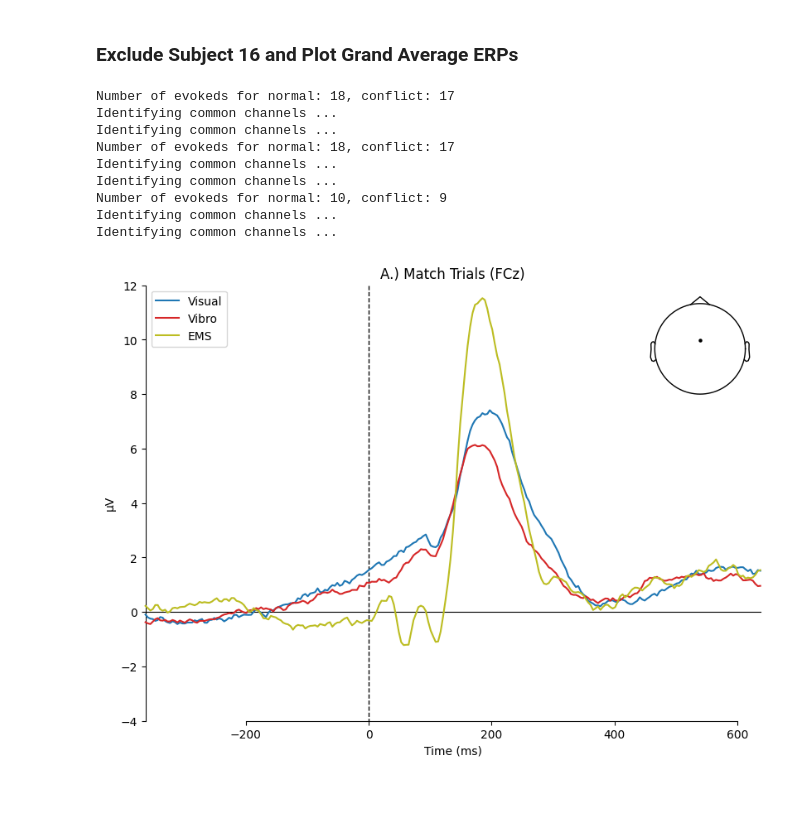
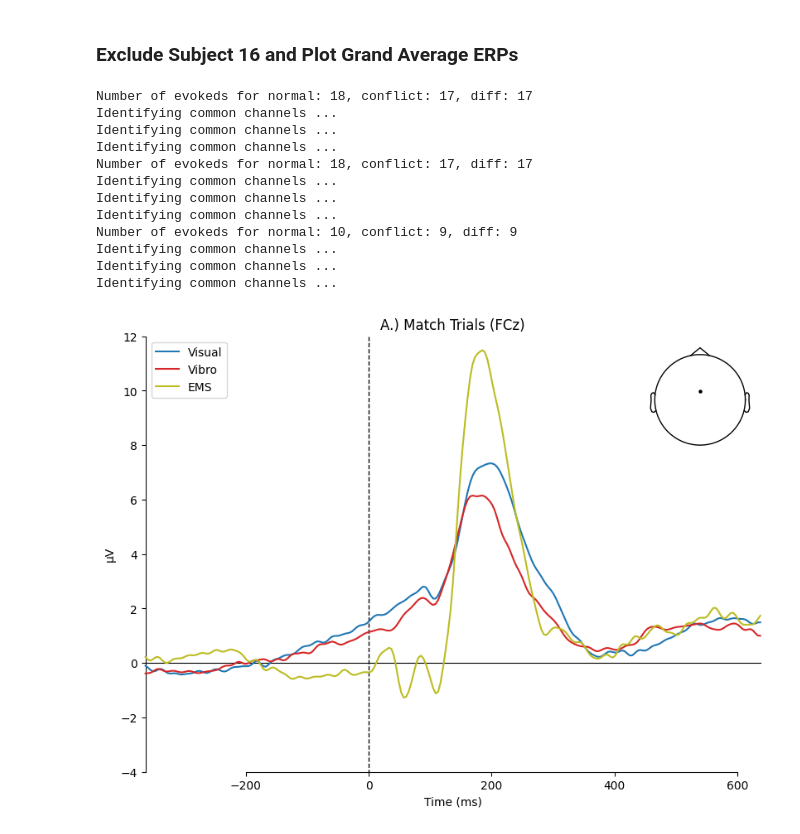
Before and after one commit to jhagnberger/eeg, a Jupyter notebook: erp_analysis.ipynb, the cells around one changed output. Drawn from its saved outputs; the diff is of its cells as text; code cells hidden in the pictures; blank space fills up the shorter version.

Commit message:
Add difference plot

```diff
--- a/erp_analysis.ipynb
+++ b/erp_analysis.ipynb
@@ -339,6 +355,7 @@ def process_subject(bids_root="/Users/jan/Documents/git/ds003846", subject_id="0
 
     normal_data = {}
     conflict_data = {}
+    diff_data = {}
     sessions = get_available_sessions(bids_root=bids_root, subject_id=subject_id)
     print(f"Available sessions for subject {subject_id}: {sessions}")
 
@@ -380,15 +397,17 @@ def process_subject(bids_root="/Users/jan/Documents/git/ds003846", subject_id="0
         # 5. Create data for ERP
         erp_normal = make_erp(data, condition="normal")
         erp_conflict = make_erp(data, condition="conflict")
+        erp_diff = mne.combine_evoked([erp_conflict, erp_normal], weights=[1, -1])
 
         normal_data[session] = erp_normal
         conflict_data[session] = erp_conflict
+        diff_data[session] = erp_diff
 
     # Plot
     if show_intermediate_plots:
         make_erp_plot(normal_data, conflict_data)
 
-    return subject_id, normal_data, conflict_data
+    return subject_id, normal_data, conflict_data, diff_data
 # %% [markdown]
 # Run the Pipeline
 # %%
@@ -417,8 +436,10 @@ output = Parallel(n_jobs=4)(delayed(process_subject)(bids_root=DATASET_PATH, sub
 # Store the final results
 normal_data_all = {}
 conflict_data_all = {}
+diff_data_all = {}
 
-for subject_id, normal_data, conflict_data in output:
+for subject_id, normal_data, conflict_data, diff_data in output:
     normal_data_all[subject_id] = normal_data
     conflict_data_all[subject_id] = conflict_data
+    diff_data_all[subject_id] = diff_data
 # %% [output]
@@ -477,40 +515,52 @@ Need more than one channel to make topography for eeg. Disabling interactivity.
 # %%
 # Exclude subject 16
 conflict_data_excluded = {}
+diff_data_excluded = {}
 
 for subject, data in conflict_data_all.items():
     if subject != "16":
         conflict_data_excluded[subject] = data
+
+for subject, data in diff_data_all.items():
+    if subject != "16":
+        diff_data_excluded[subject] = data
 # %%
 # Plot only grand average and no single subjects
-
 grand_average_normal = {}
 grand_average_conflict = {}
+grand_average_diff = {}
 
 # Average across subjects and plot
 for session in ["Visual", "Vibro", "EMS"]:
     normal_data_all_list = list(normal_data_all.values())
     conflict_data_all_list = list(conflict_data_excluded.values())
+    diff_data_all_list = list(diff_data_excluded.values())
     evokeds_normal = [normal_data_all_list[i][session] for i in range(len(normal_data_all_list)) if session in normal_data_all_list[i]]
     evokeds_conflict = [conflict_data_all_list[i][session] for i in range(len(conflict_data_all_list)) if session in conflict_data_all_list[i]]
+    evokeds_diff = [diff_data_all_list[i][session] for i in range(len(diff_data_all_list)) if session in diff_data_all_list[i]]
 
-    print(f"Number of evokeds for normal: {len(evokeds_normal)}, conflict: {len(evokeds_conflict)}")
+    print(f"Number of evokeds for normal: {len(evokeds_normal)}, conflict: {len(evokeds_conflict)}, diff: {len(evokeds_diff)}")
     grand_average_normal_session = mne.grand_average(evokeds_normal)
     grand_average_conflict_session = mne.grand_average(evokeds_conflict)
+    grand_average_diff_session = mne.grand_average(evokeds_diff)
 
     grand_average_normal[session] = grand_average_normal_session
     grand_average_conflict[session] = grand_average_conflict_session
+    grand_average_diff[session] = grand_average_diff_session
 
 
-make_erp_plot(grand_average_normal, grand_average_conflict)
+make_erp_plot(grand_average_normal, grand_average_conflict, grand_average_diff)
 # %% [output]
-Number of evokeds for normal: 18, conflict: 17
+Number of evokeds for normal: 18, conflict: 17, diff: 17
 Identifying common channels ...
 Identifying common channels ...
-Number of evokeds for normal: 18, conflict: 17
+Identifying common channels ...
+Number of evokeds for normal: 18, conflict: 17, diff: 17
 Identifying common channels ...
 Identifying common channels ...
-Number of evokeds for normal: 10, conflict: 9
+Identifying common channels ...
+Number of evokeds for normal: 10, conflict: 9, diff: 9
 Identifying common channels ...
 Identifying common channels ...
+Identifying common channels ...
-[figure, old version]
+[figure, new version]
```
Also changed, not shown: parts of 5 cells of this notebook.
